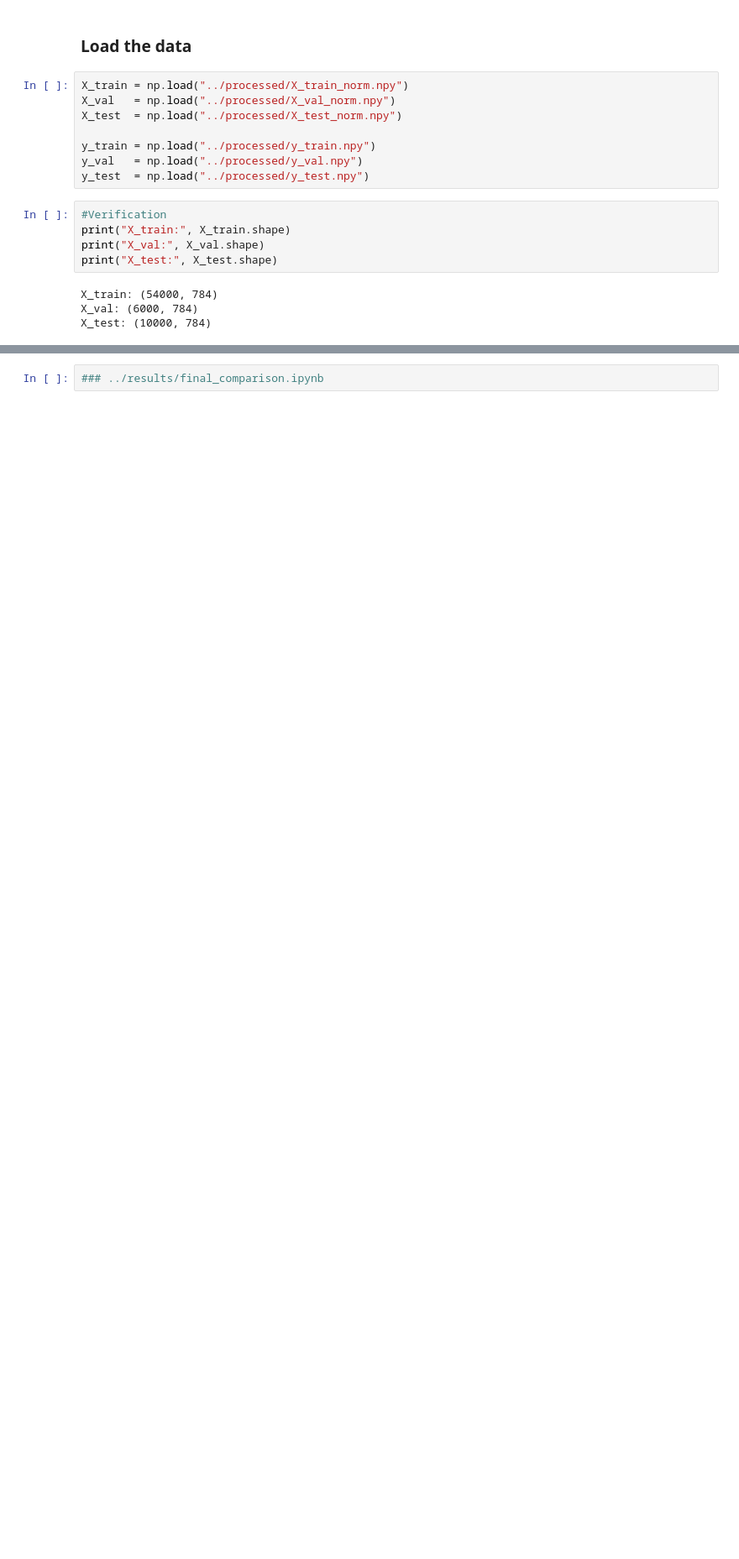
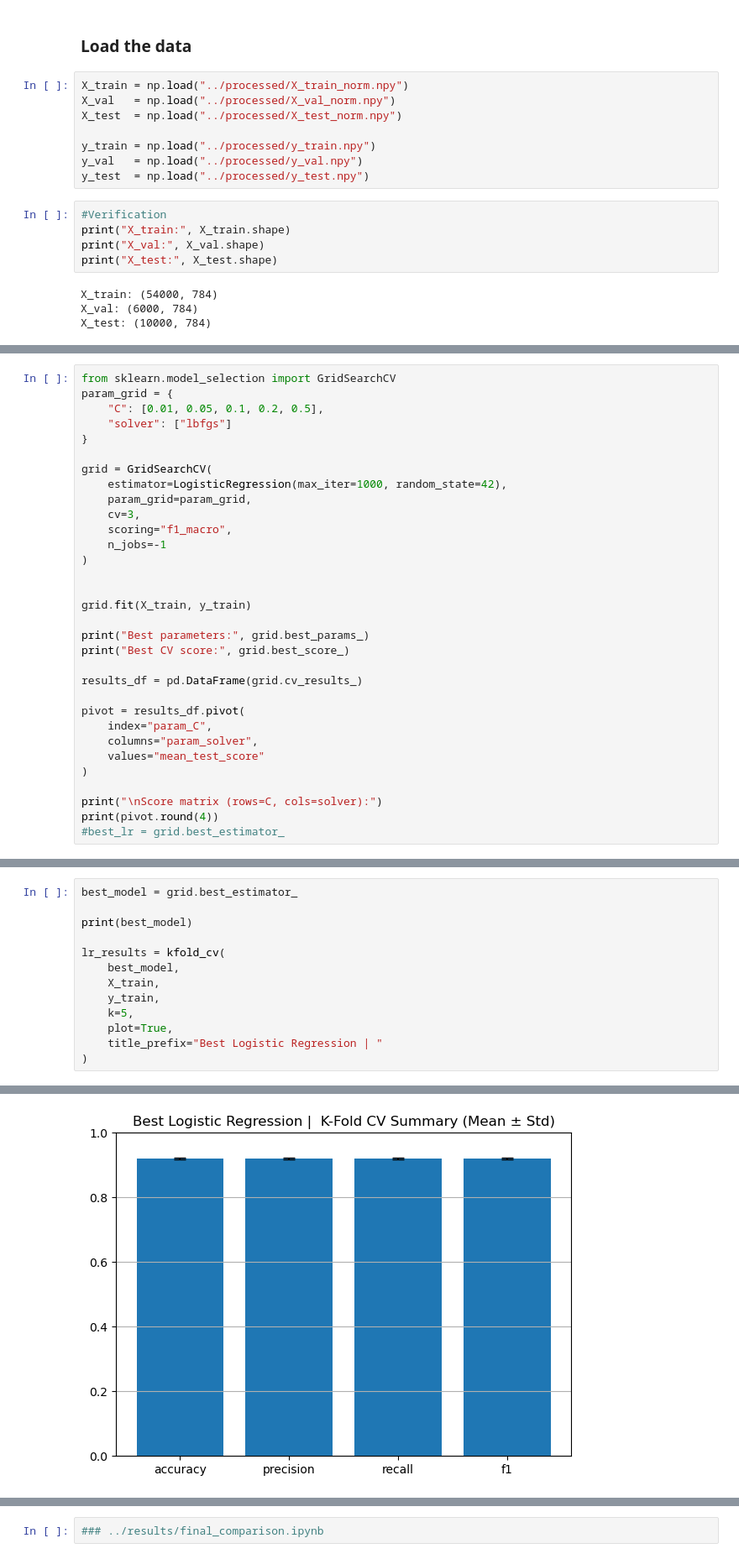
Before and after one commit to leyla-louache/mnist-project, a Jupyter notebook: notebooks/03_logistic_regression.ipynb, the cells around one changed output, grey strips where cells are left out. Shown at 84% size. Saved outputs shown, nothing was run; the diff lists cells and outputs as text; blank space fills up the shorter version.

```diff
--- a/notebooks/03_logistic_regression.ipynb
+++ b/notebooks/03_logistic_regression.ipynb
@@ -157,0 +595,32 @@ weighted avg       0.92      0.92      0.92     10000
+# %%
+from sklearn.model_selection import GridSearchCV
+param_grid = {
+    "C": [0.01, 0.05, 0.1, 0.2, 0.5],
+    "solver": ["lbfgs"]
+}
+
+grid = GridSearchCV(
+    estimator=LogisticRegression(max_iter=1000, random_state=42),
+    param_grid=param_grid,
+    cv=3,
+    scoring="f1_macro",
+    n_jobs=-1
+)
+
+
+grid.fit(X_train, y_train)
+
+print("Best parameters:", grid.best_params_)
+print("Best CV score:", grid.best_score_)
+
+results_df = pd.DataFrame(grid.cv_results_)
+
+pivot = results_df.pivot(
+    index="param_C",
+    columns="param_solver",
+    values="mean_test_score"
+)
+
+print("\nScore matrix (rows=C, cols=solver):")
+print(pivot.round(4))
+#best_lr = grid.best_estimator_
@@ -157,0 +641,14 @@ weighted avg       0.92      0.92      0.92     10000
+# %%
+best_model = grid.best_estimator_
+
+print(best_model)
+
+lr_results = kfold_cv(
+    best_model,
+    X_train,
+    y_train,
+    k=5,
+    plot=True,
+    title_prefix="Best Logistic Regression | "
+)
+# %% [output]
@@ -157,0 +663 @@ weighted avg       0.92      0.92      0.92     10000
+[figure, added]
```
Also changed, not shown: parts of 45 cells of this notebook.
